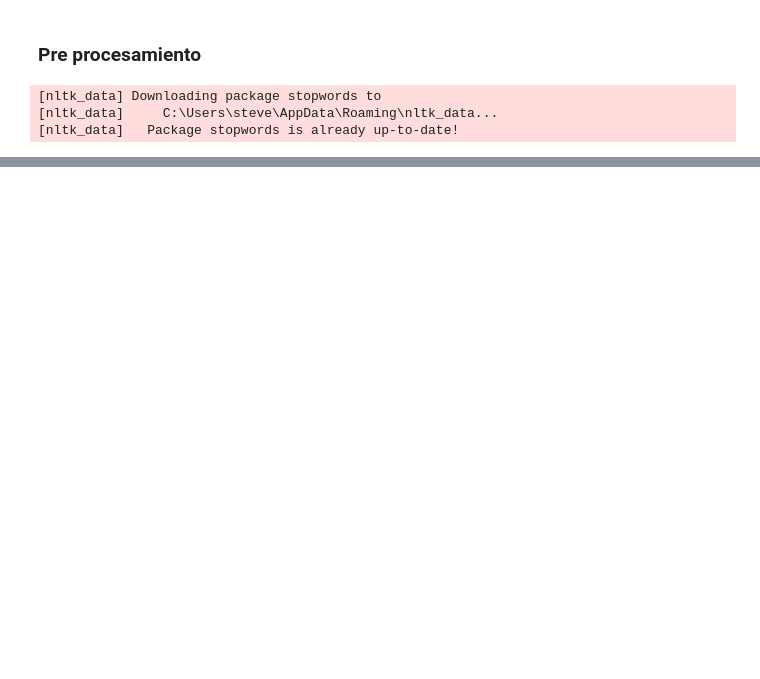
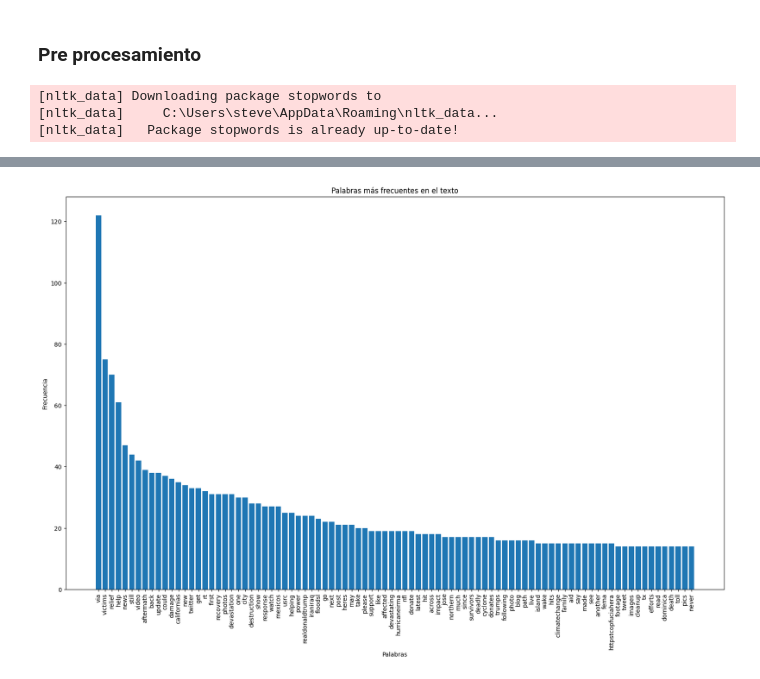
Before and after one commit to Stevennns/Proyecto-Mineria-de-datos-2023-1, a Jupyter notebook: magnitud.ipynb, the cells around one changed output, grey strips where cells are left out. Saved outputs shown, nothing was run; the diff lists cells and outputs as text; code cells hidden in the pictures; blank space fills up the shorter version.

```diff
--- a/magnitud.ipynb
+++ b/magnitud.ipynb
@@ -239,0 +507,18 @@ magnitud = {} #hacer un calculo según los datos arriba
+# %%
+# Obtener las palabras y sus frecuencias en la columna "text"
+words = df_clusters[df_clusters["cluster_label"]==0]["text"].apply(clean_and_tokenize2).explode()
+word_counts = Counter(words)
+
+# Obtener las palabras más frecuentes
+top_words = word_counts.most_common(90)
+
+# Crear el gráfico de barras
+plt.figure(figsize=(20,12))
+plt.bar(*zip(*top_words))
+plt.xlabel('Palabras')
+plt.ylabel('Frecuencia')
+plt.title('Palabras más frecuentes en el texto')
+plt.xticks(rotation=90)
+plt.show()
+# %% [output]
+[figure, added]
```
Also changed, not shown: parts of 16 cells of this notebook.
